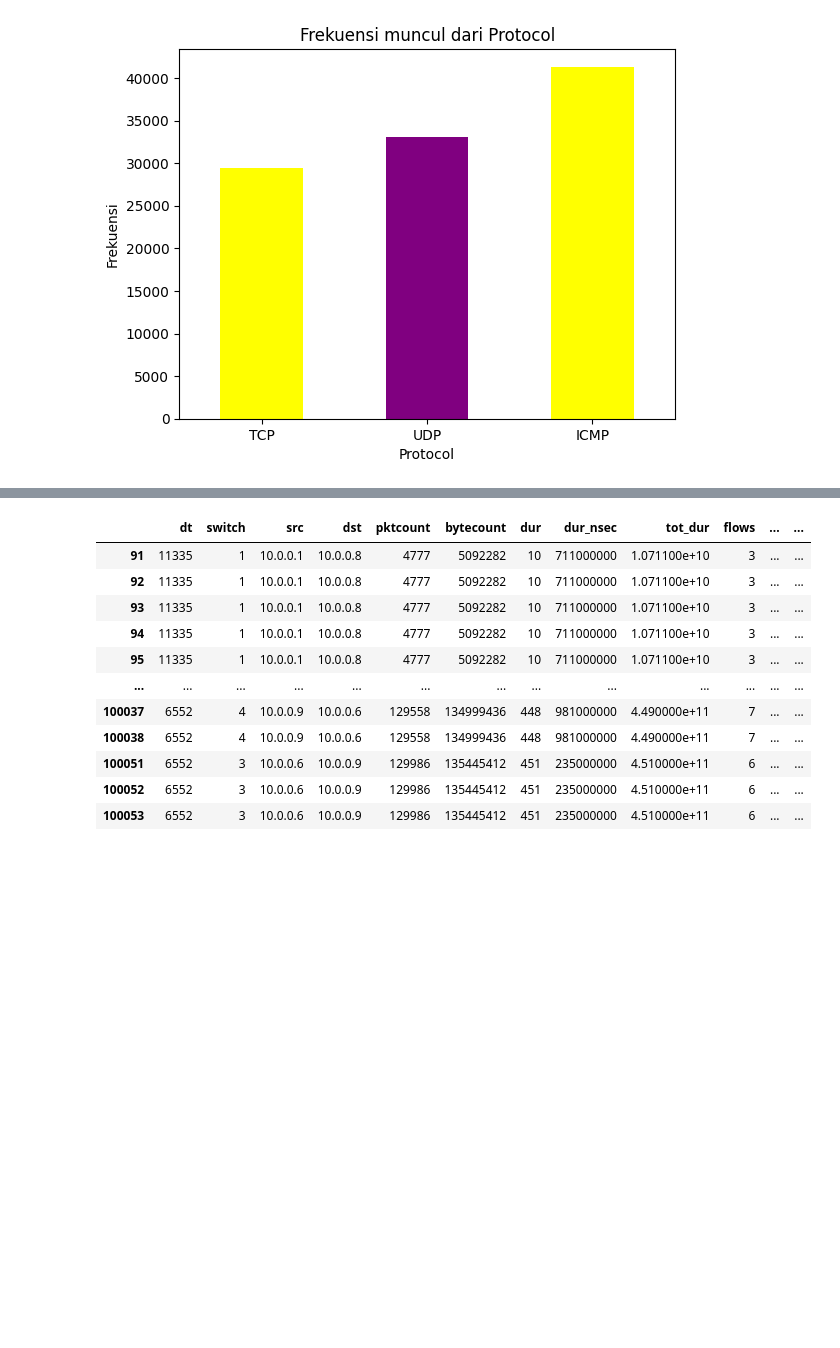
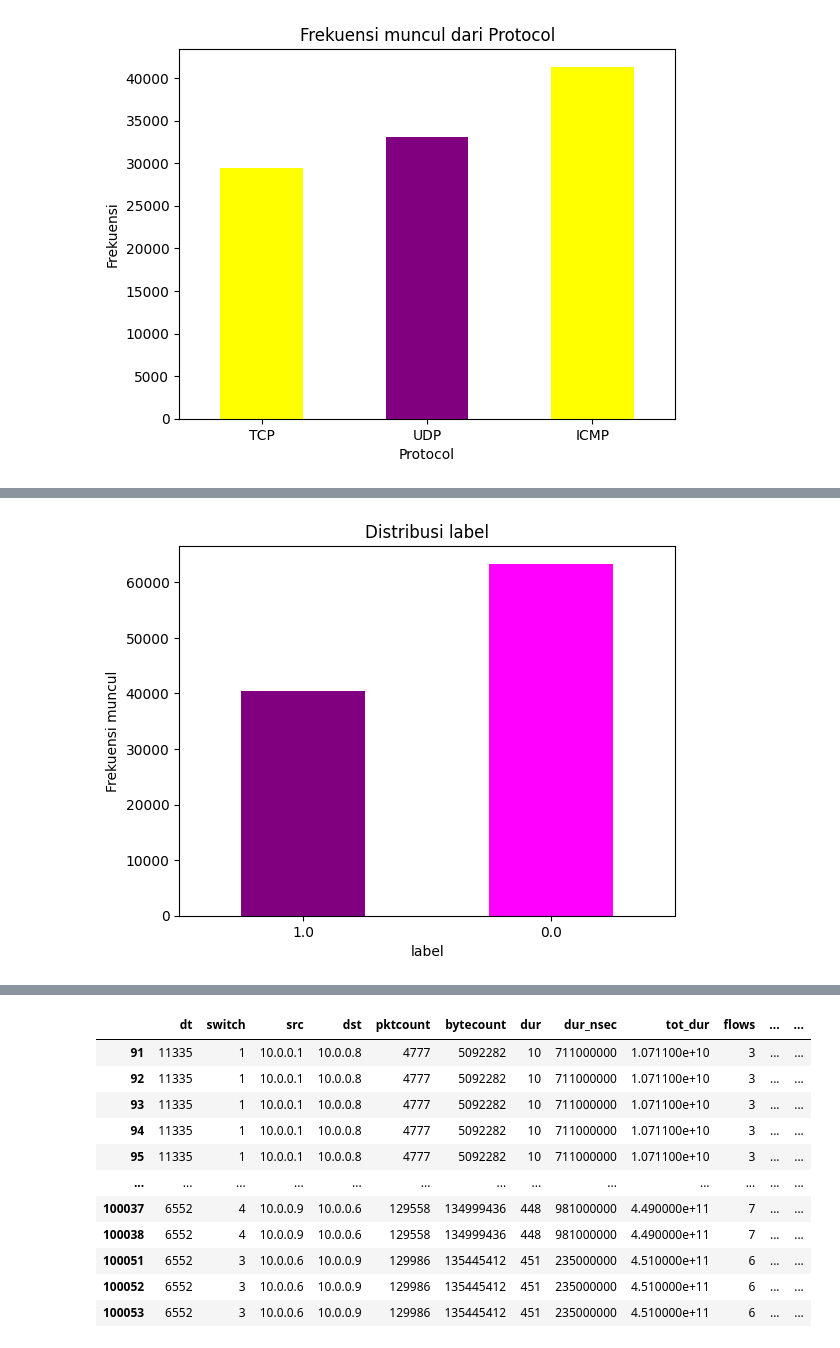
Before and after one commit to andiubaid09/Exploratory-Data-Analysis, a Jupyter notebook: Network Flow IoT/eda_network-flow.ipynb, the cells around one changed output, grey strips where cells are left out. Saved outputs shown, nothing was run; the diff lists cells and outputs as text; code cells hidden in the pictures; blank space fills up the shorter version.

```diff
--- a/Network Flow IoT/eda_network-flow.ipynb
+++ b/Network Flow IoT/eda_network-flow.ipynb
@@ -332,0 +382,11 @@ Name: pktrate, dtype: float64
+# %%
+df['label'].value_counts(ascending=True).plot.bar(
+    color=['purple','magenta']
+    )
+plt.title('Distribusi label')
+plt.xlabel('label')
+plt.ylabel('Frekuensi muncul')
+plt.xticks(rotation=0)
+plt.show()
+# %% [output]
+[figure, added]
```
Also changed, not shown: parts of 9 cells of this notebook.
